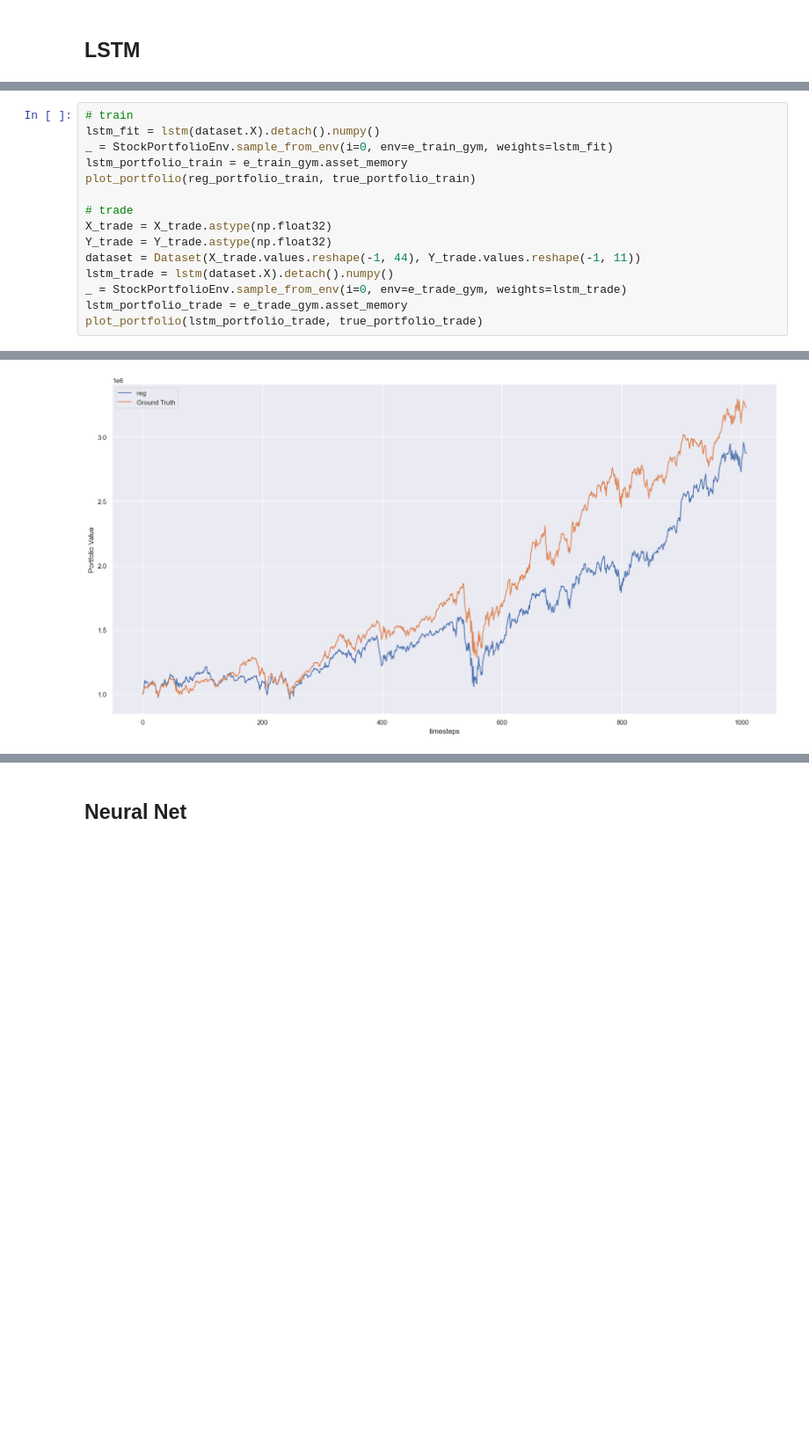
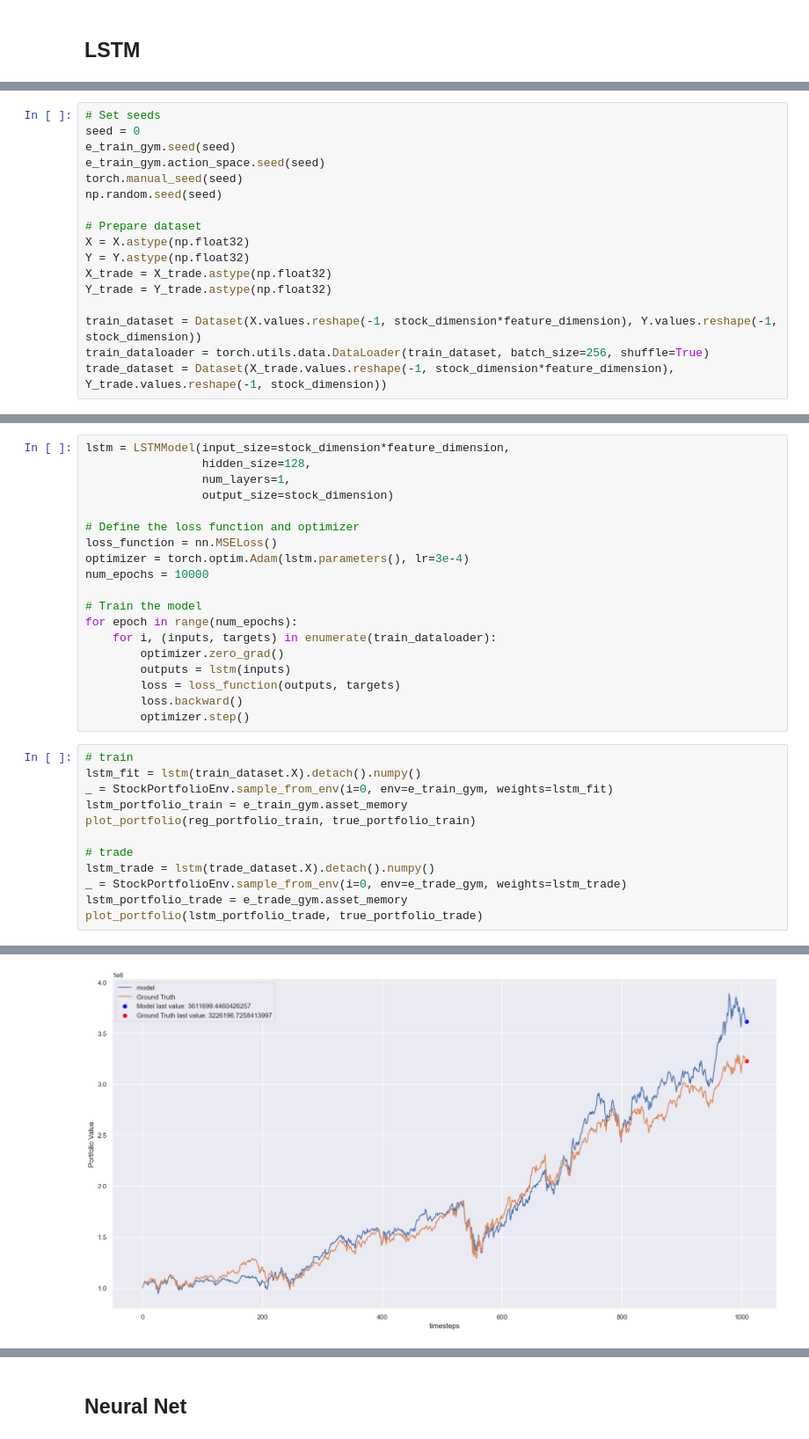
Before and after one commit to AI4Finance-Foundation/FinRL_Imitation_Learning, a Jupyter notebook: Imitation_Sandbox.ipynb, the cells around one changed output, grey strips where cells are left out. Shown at 88% size. Drawn from its saved outputs; the diff is of its cells as text; blank space fills up the shorter version.

```diff
--- a/Imitation_Sandbox.ipynb
+++ b/Imitation_Sandbox.ipynb
@@ -386,0 +417,17 @@ Epoch [5000/5000], Loss: 0.0002
+# %%
+# Set seeds
+seed = 0
+e_train_gym.seed(seed)
+e_train_gym.action_space.seed(seed)
+torch.manual_seed(seed)
+np.random.seed(seed)
+
+# Prepare dataset
+X = X.astype(np.float32)
+Y = Y.astype(np.float32)
+X_trade = X_trade.astype(np.float32)
+Y_trade = Y_trade.astype(np.float32)
+
+train_dataset = Dataset(X.values.reshape(-1, stock_dimension*feature_dimension), Y.values.reshape(-1, stock_dimension))
+train_dataloader = torch.utils.data.DataLoader(train_dataset, batch_size=256, shuffle=True)
+trade_dataset = Dataset(X_trade.values.reshape(-1, stock_dimension*feature_dimension), Y_trade.values.reshape(-1, stock_dimension))
@@ -387,15 +448,31 @@ Epoch [5000/5000], Loss: 0.0002
+# %%
+lstm = LSTMModel(input_size=stock_dimension*feature_dimension,
+                 hidden_size=128,
+                 num_layers=1,
+                 output_size=stock_dimension)
+
+# Define the loss function and optimizer
+loss_function = nn.MSELoss()
+optimizer = torch.optim.Adam(lstm.parameters(), lr=3e-4)
+num_epochs = 10000
+
+# Train the model
+for epoch in range(num_epochs):
+    for i, (inputs, targets) in enumerate(train_dataloader):
+        optimizer.zero_grad()
+        outputs = lstm(inputs)
+        loss = loss_function(outputs, targets)
+        loss.backward()
+        optimizer.step()
 # %%
 # train
-lstm_fit = lstm(dataset.X).detach().numpy()
+lstm_fit = lstm(train_dataset.X).detach().numpy()
 _ = StockPortfolioEnv.sample_from_env(i=0, env=e_train_gym, weights=lstm_fit)
 lstm_portfolio_train = e_train_gym.asset_memory
 plot_portfolio(reg_portfolio_train, true_portfolio_train)
 
 # trade
-X_trade = X_trade.astype(np.float32)
-Y_trade = Y_trade.astype(np.float32)
-dataset = Dataset(X_trade.values.reshape(-1, 44), Y_trade.values.reshape(-1, 11))
-lstm_trade = lstm(dataset.X).detach().numpy()
+lstm_trade = lstm(trade_dataset.X).detach().numpy()
 _ = StockPortfolioEnv.sample_from_env(i=0, env=e_trade_gym, weights=lstm_trade)
 lstm_portfolio_trade = e_trade_gym.asset_memory
 plot_portfolio(lstm_portfolio_trade, true_portfolio_trade)
@@ -413,2 +490,2 @@ Sharpe:  1.037239802893649
 =================================
-[figure, old version]
+[figure, new version]
```
Also changed, not shown: parts of 65 cells of this notebook, 4 other files.
